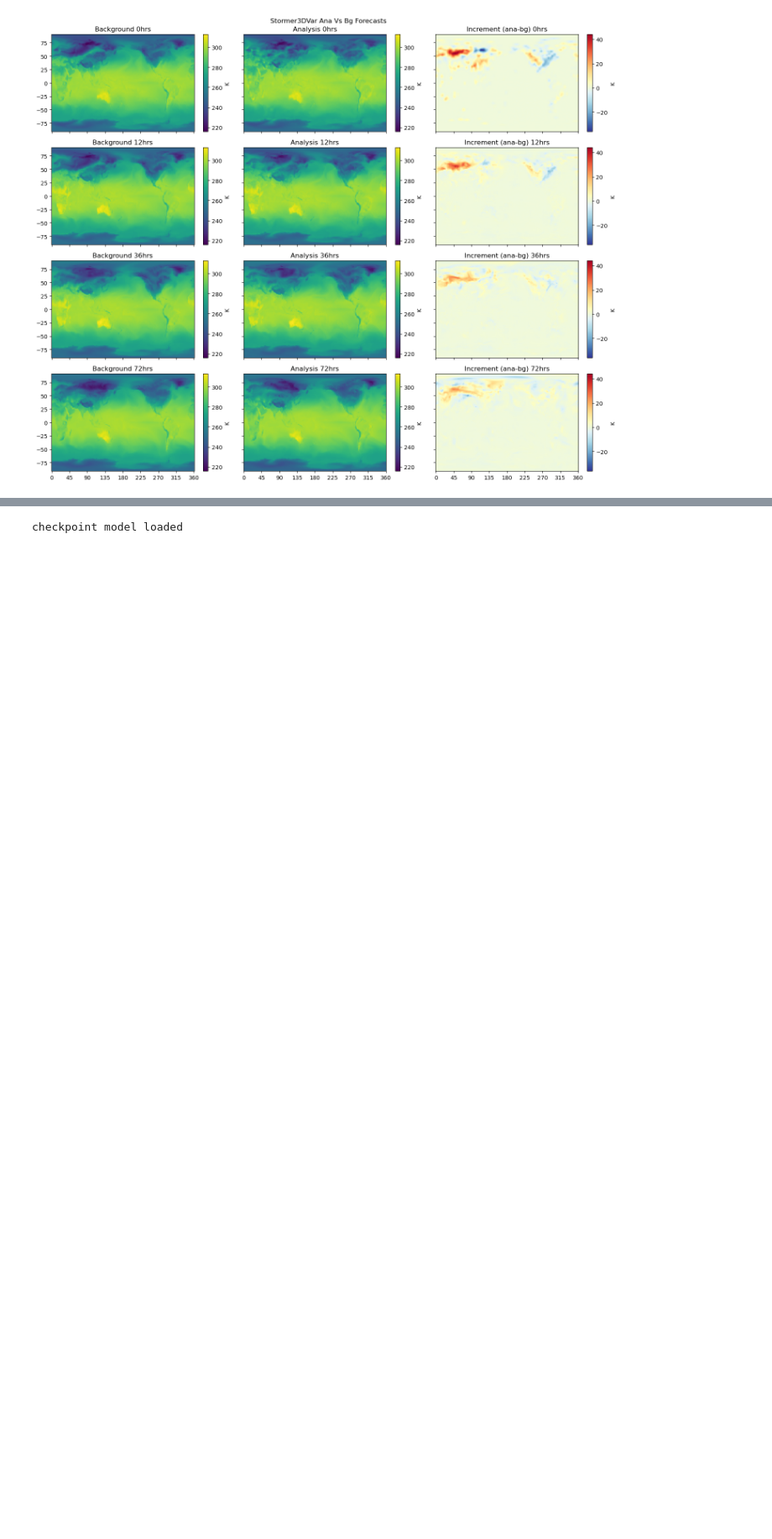
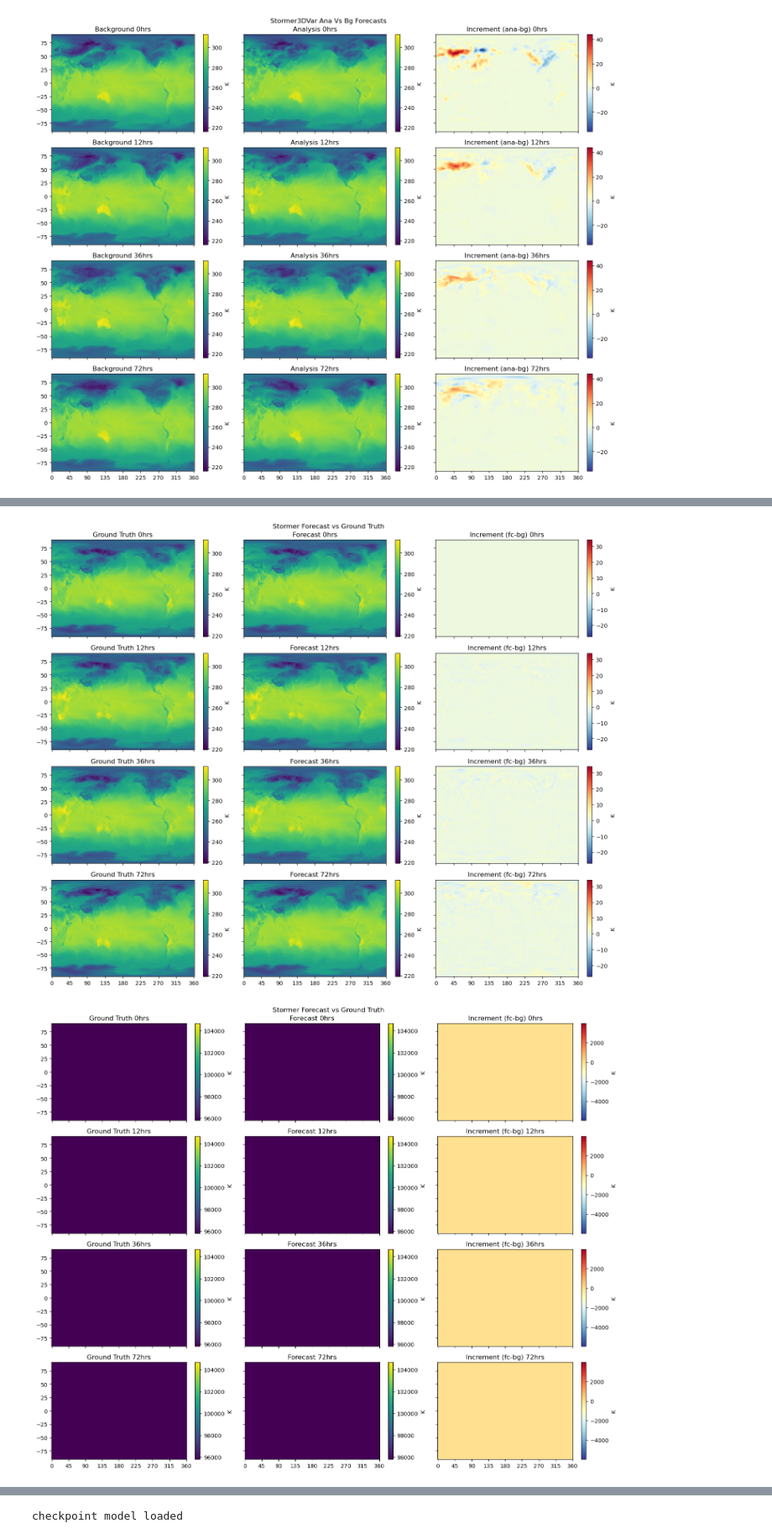
Before and after one commit to ISCLPennState/ml4DVar, a Jupyter notebook: plotting/plot_forecasts.ipynb, the cells around one changed output, grey strips where cells are left out. Shown at 84% size. Cells and saved outputs as stored; diff of their text form; code cells hidden in the pictures; blank space fills up the shorter version.

```diff
--- a/plotting/plot_forecasts.ipynb
+++ b/plotting/plot_forecasts.ipynb
@@ -73,3 +73,73 @@ var_lim_max : 312.9802
 inc_lim_min : -36.164764
 inc_lim_max : 44.09099
 [figure]
+# %%
+def read_era5(data,vars_stormer):
+    data_np = np.zeros((len(vars_stormer),128,256))
+    for i,var in enumerate(vars_stormer):
+        data_np[i] = data['input/{}'.format(var)][:]
+    return data_np
+
+vars_stormer = varsStormer().vars_stormer
+
+stormer_wrapper = StormerWrapperPangu(
+    root_dir='/eagle/MDClimSim/tungnd/data/wb2/1.40625deg_from_full_res_1_step_6hr_h5df/',
+    variables=vars_stormer,
+    net=None,
+    base_lead_time=[6],
+    ckpt=None,
+    device=None,
+)
+
+bg_fc_f = '/eagle/MDClimSim/mjp5595/data/stormer/stormer_forecasts_2017_norm/raw_0000.h5'
+bg_fc = h5py.File(bg_fc_f)
+
+lat = np.linspace(-90,90,128)
+lon = np.linspace(0,360,256)
+
+forecast_scales = [0,12,36,72]
+
+era5_dir = '/eagle/MDClimSim/tungnd/data/wb2/1.40625deg_from_full_res_1_step_6hr_h5df/train/'
+era5_data = []
+for fs in forecast_scales:
+    print('loading fs_scale :',fs)
+    era5_data.append(read_era5(h5py.File(os.path.join(era5_dir,'2017_{:0>4d}.h5'.format(fs//6)),'r'),vars_stormer))
+
+for var_idx in [0,3,11]:
+    var_lim_min = float(np.inf)
+    var_lim_max = float(-np.inf)
+    for i,fs in enumerate(forecast_scales):
+        var_lim_min = min(var_lim_min,np.min(bg_fc[str(fs)][var_idx]),np.min(era5_data[i][var_idx]))
+        var_lim_max = max(var_lim_max,np.max(bg_fc[str(fs)][var_idx]),np.max(era5_data[i][var_idx]))
+    print('var_lim_min :',var_lim_min)
+    print('var_lim_max :',var_lim_max)
+
+    inc_lim_min = float(np.inf)
+    inc_lim_max = float(-np.inf)
+    for i,fs in enumerate(forecast_scales):
+        inc_lim_min = min(inc_lim_min,np.min(era5_data[0][var_idx]-bg_fc[str(fs)][var_idx]))
+        inc_lim_max = max(inc_lim_max,np.max(era5_data[0][var_idx]-bg_fc[str(fs)][var_idx]))
+    print('inc_lim_min :',inc_lim_min)
+    print('inc_lim_max :',inc_lim_max)
+
+    fig, axs = plt.subplots(4, 3, sharex = True, sharey = True, figsize=(15,12))
+    for i,fs in enumerate(forecast_scales):
+        pc_ana0 = axs[i,0].pcolormesh(lon, lat, era5_data[i][var_idx], cmap='viridis', vmin=var_lim_min, vmax=var_lim_max)
+        plt.colorbar(pc_ana0, ax = axs[i, 0],label='K')
+        axs[i, 0].set_title('Ground Truth {}hrs'.format(fs))
+        axs[i, 0].set_xticks(np.linspace(0,360,9))
+
+        pc_era50 = axs[i,1].pcolormesh(lon, lat, bg_fc[str(fs)][var_idx], cmap='viridis', vmin=var_lim_min, vmax=var_lim_max)
+        plt.colorbar(pc_era50, ax = axs[i, 1],label='K')
+        axs[i, 1].set_title('Forecast {}hrs'.format(fs))
+
+        pc_inc0 = axs[i,2].pcolormesh(lon, lat, era5_data[i][var_idx]-bg_fc[str(fs)][var_idx],
+                                    cmap='RdYlBu_r', vmin=inc_lim_min, vmax=inc_lim_max)
+        plt.colorbar(pc_inc0, ax = axs[i, 2], label='K')
+        axs[i, 2].set_title('Increment (fc-bg) {}hrs'.format(fs))
+
+    fig.suptitle('Stormer Forecast vs Ground Truth')
+    plt.tight_layout()
+
+    plt.savefig('/eagle/MDClimSim/mjp5595/ml4dvar/plots/stormer3d_gt_vs_fc_forecasts_{}.png'.format(vars_stormer[var_idx]))
+# %% [output]
@@ -75,0 +163,2 @@ inc_lim_max : 44.09099
+[figure, added]
+[figure, added]
```
Also changed, not shown: parts of 1 cell of this notebook.
